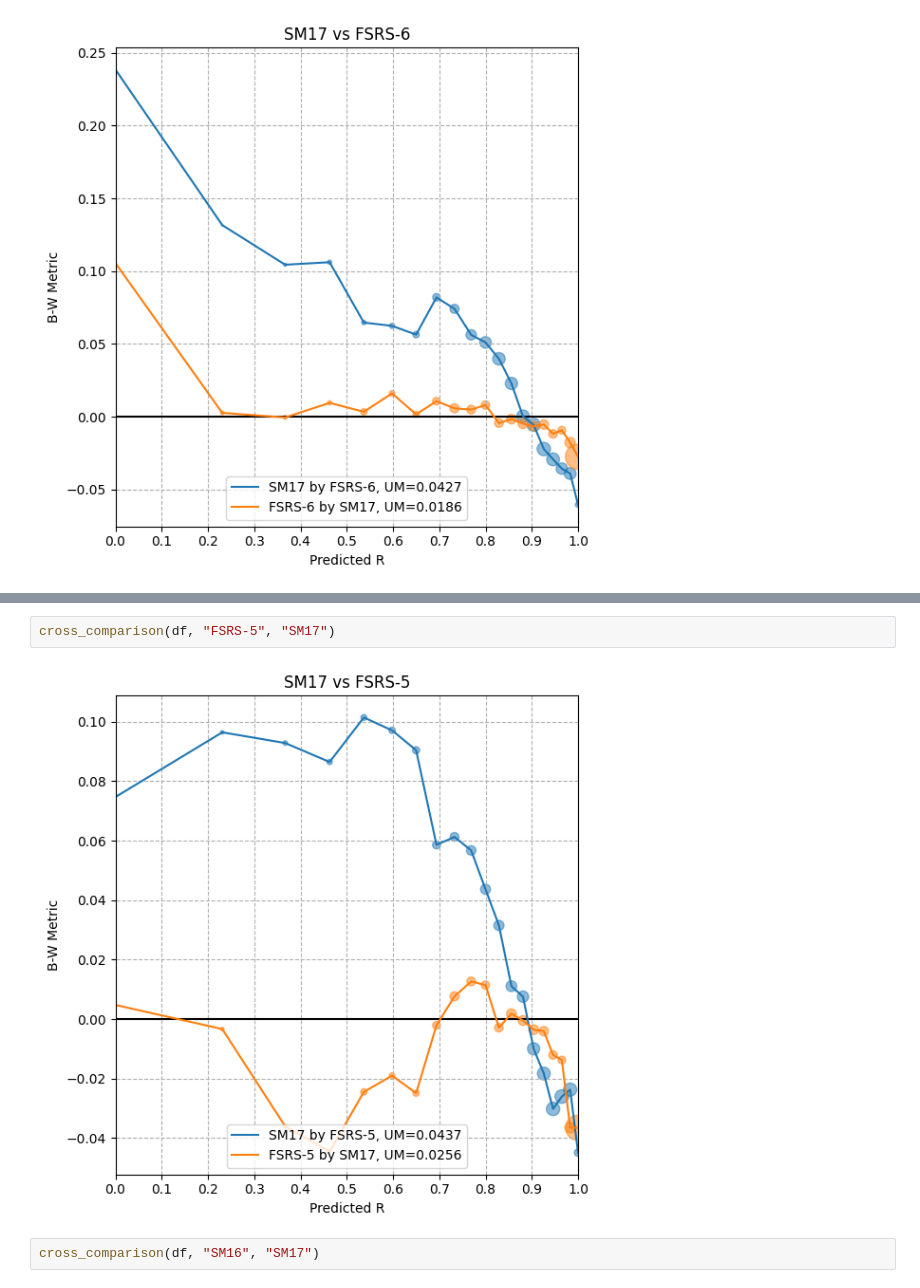
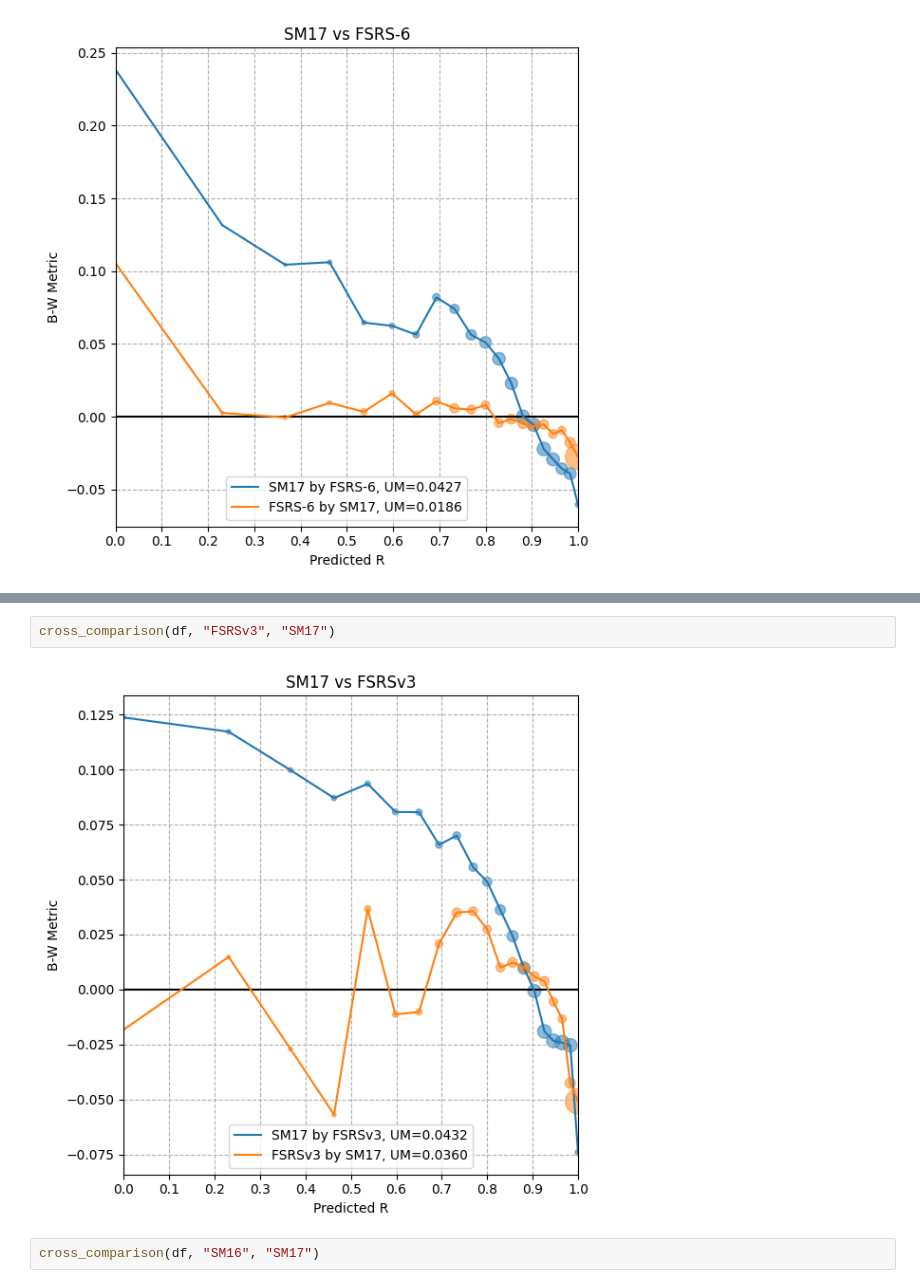
Before and after one commit to open-spaced-repetition/fsrs-vs-sm17, a Jupyter notebook: cross-comparison.ipynb, the cells around one changed output, grey strips where cells are left out. Cells and saved outputs as stored; diff of their text form.

```diff
--- a/cross-comparison.ipynb
+++ b/cross-comparison.ipynb
@@ -99,7 +99,7 @@ cross_comparison(df, "FSRS-6", "FSRS-5")
 # %%
-cross_comparison(df, "FSRS-5", "SM17")
+cross_comparison(df, "FSRSv3", "SM17")
 # %% [output]
-[figure, old version]
+[figure, new version]
 # %%
 cross_comparison(df, "SM16", "SM17")
 # %% [output]
```
Also changed, not shown: parts of 4 cells of this notebook, 38 other files.
